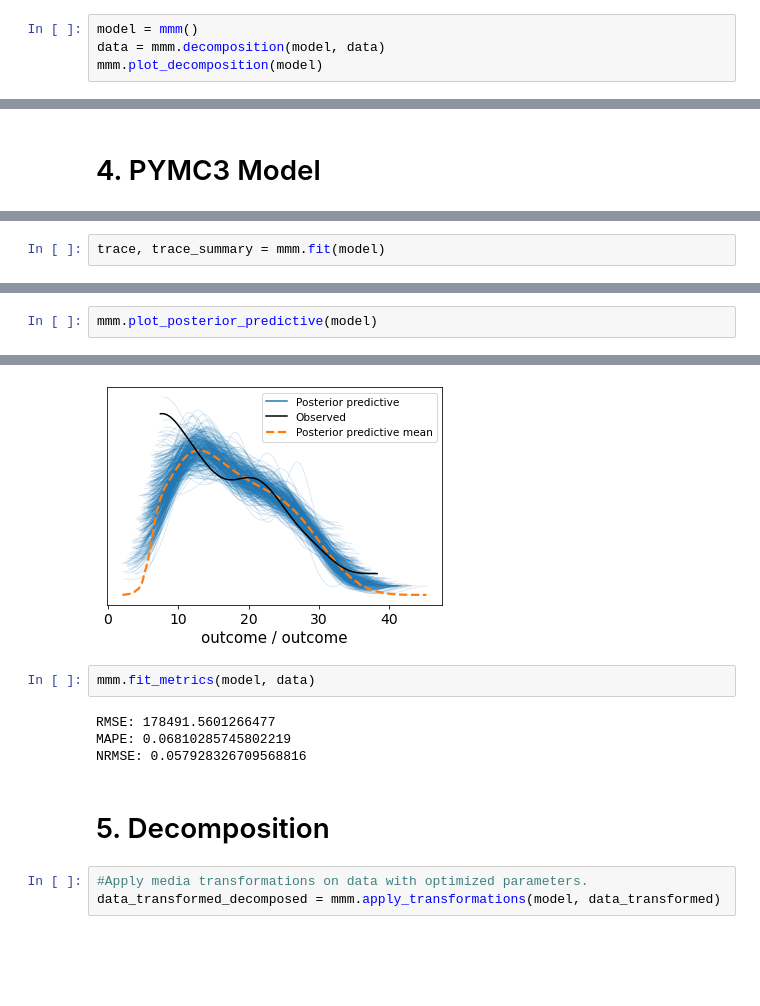
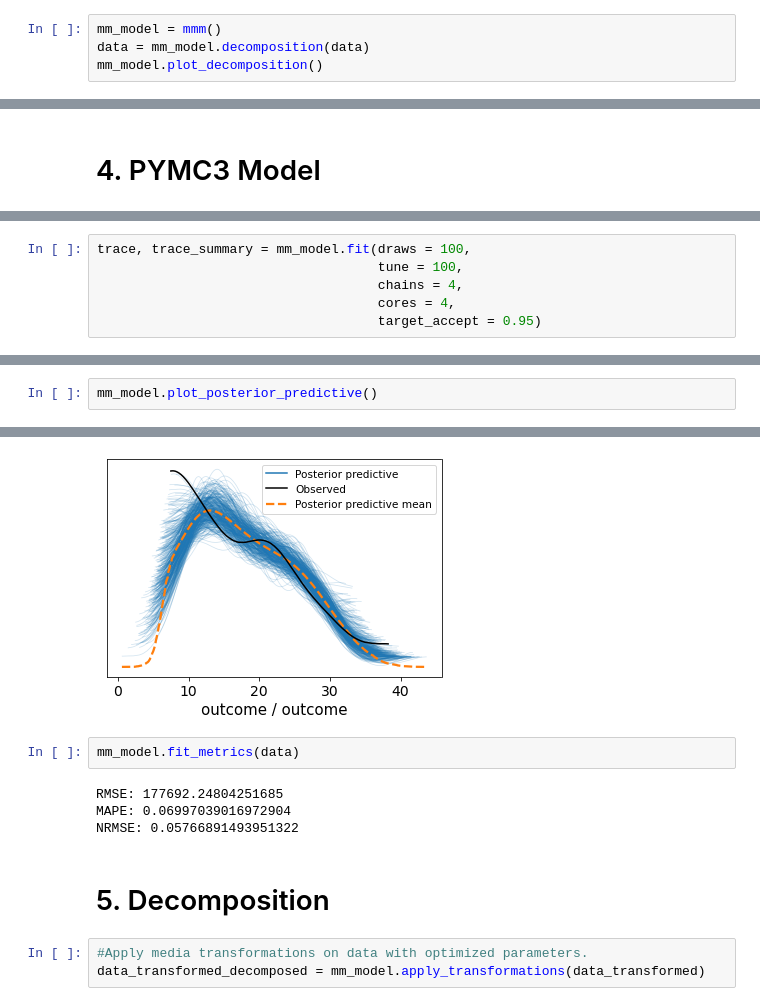
Before and after one commit to DavidMortensen/py-auto-mmm, a Jupyter notebook: example.ipynb, the cells around one changed output, grey strips where cells are left out. Drawn from its saved outputs; the diff is of its cells as text; blank space fills up the shorter version.

```diff
--- a/example.ipynb
+++ b/example.ipynb
@@ -39,9 +25,9 @@ from MMM import mmm
 START_INDEX = 52
 END_INDEX = 144
 # %%
-model = mmm()
-data = mmm.decomposition(model, data)
-mmm.plot_decomposition(model)
+mm_model = mmm()
+data = mm_model.decomposition(data)
+mm_model.plot_decomposition()
 # %% [output]
 INFO:prophet:Disabling weekly seasonality. Run prophet with weekly_seasonality=True to override this.
 INFO:prophet:Disabling daily seasonality. Run prophet with daily_seasonality=True to override this.
@@ -171,3 +163,7 @@ INFO:filelock:Lock 140329968750848 released on /Users/davidmortensen/.theano/com
 # %%
-trace, trace_summary = mmm.fit(model)
+trace, trace_summary = mm_model.fit(draws = 100,
+                                    tune = 100,
+                                    chains = 4,
+                                    cores = 4,
+                                    target_accept = 0.95)
 # %% [output]
@@ -214,17 +212,17 @@ trace_summary
 # %%
-mmm.plot_posterior_predictive(model)
+mm_model.plot_posterior_predictive()
 # %% [output]
 [interactive output not drawn]
-[figure, old version]
+[figure, new version]
 # %%
-mmm.fit_metrics(model, data)
+mm_model.fit_metrics(data)
 # %% [output]
-RMSE: 178491.5601266477
-MAPE: 0.06810285745802219
-NRMSE: 0.057928326709568816
+RMSE: 177692.24804251685
+MAPE: 0.06997039016972904
+NRMSE: 0.05766891493951322
 # %% [markdown]
 # 5. Decomposition
 # %%
 #Apply media transformations on data with optimized parameters.
-data_transformed_decomposed = mmm.apply_transformations(model, data_transformed)
+data_transformed_decomposed = mm_model.apply_transformations(data_transformed)
 # %%
```
Also changed, not shown: parts of 18 cells of this notebook, 1 other file.
